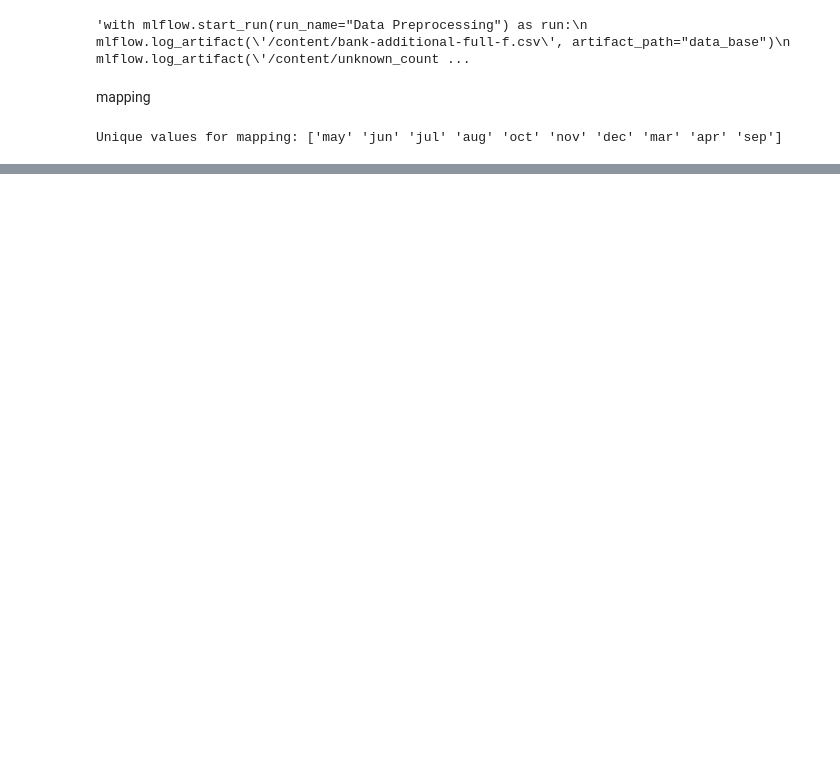
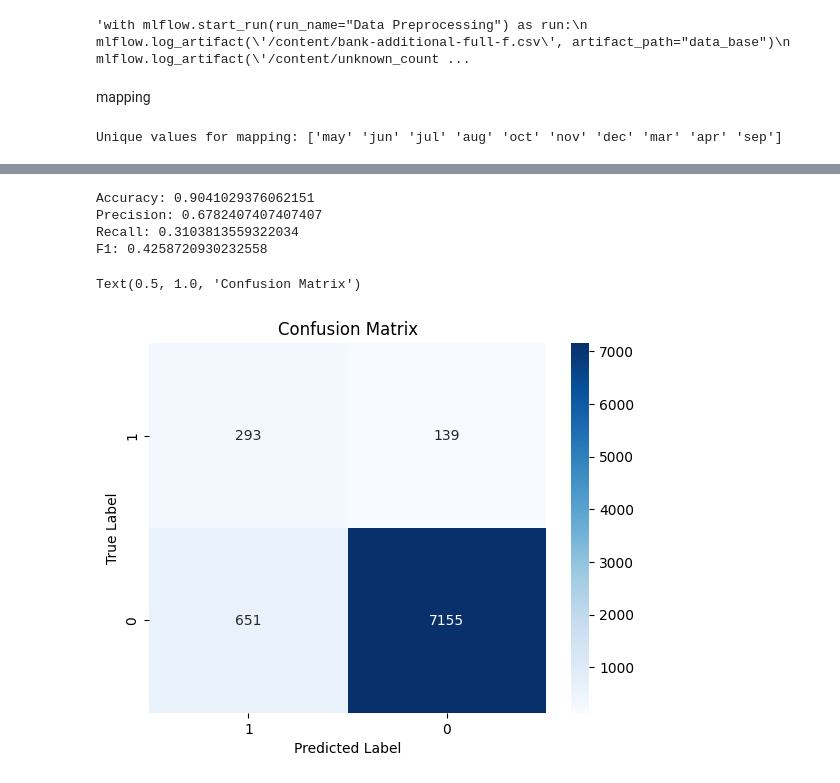
Before and after one commit to juliant117/NSW_mla, a Jupyter notebook: assesst_1.ipynb, the cells around one changed output, grey strips where cells are left out. Drawn from its saved outputs; the diff is of its cells as text; code cells hidden in the pictures; blank space fills up the shorter version.

```diff
--- a/assesst_1.ipynb
+++ b/assesst_1.ipynb
@@ -313,0 +413,4 @@ print(data.head())
+# %%
+imputer = SimpleImputer(strategy='mean')
+X_train = imputer.fit_transform(X_train)
+X_test = imputer.transform(X_test)
@@ -313,0 +419,4 @@ print(data.head())
+# %%
+#fitting linear regression to training data
+lr = LinearRegression()
+lr.fit(X_train, y_train)
@@ -313,0 +458,3 @@ print(data.head())
+# %%
+y_pred = lr.predict(X_test)
+y_pred
@@ -313,0 +485,29 @@ print(data.head())
+# %%
+# Threshold the predictions
+y_pred_binary = [1 if pred >= 0.5 else 0 for pred in y_pred]
+
+
+accuracy = accuracy_score(y_test, y_pred_binary)
+precision = precision_score(y_test, y_pred_binary)
+recall = recall_score(y_test, y_pred_binary)
+f1 = f1_score(y_test, y_pred_binary)
+print("Accuracy:", accuracy)
+print("Precision:", precision)
+print("Recall:", recall)
+print("F1:", f1)
+# %% [output]
+Accuracy: 0.9041029376062151
+Precision: 0.6782407407407407
+Recall: 0.3103813559322034
+F1: 0.4258720930232558
+# %%
+# plot confusion matrix
+labels = [1, 0]
+cm = confusion_matrix( y_pred_binary,y_test, labels=labels)
+sns.heatmap(cm, annot=True, fmt='d', cmap='Blues', xticklabels=labels, yticklabels=labels)
+plt.xlabel('Predicted Label')
+plt.ylabel('True Label')
+plt.title('Confusion Matrix')
+# %% [output]
+Text(0.5, 1.0, 'Confusion Matrix')
+[figure, added]
```
Also changed, not shown: parts of 29 cells of this notebook.
